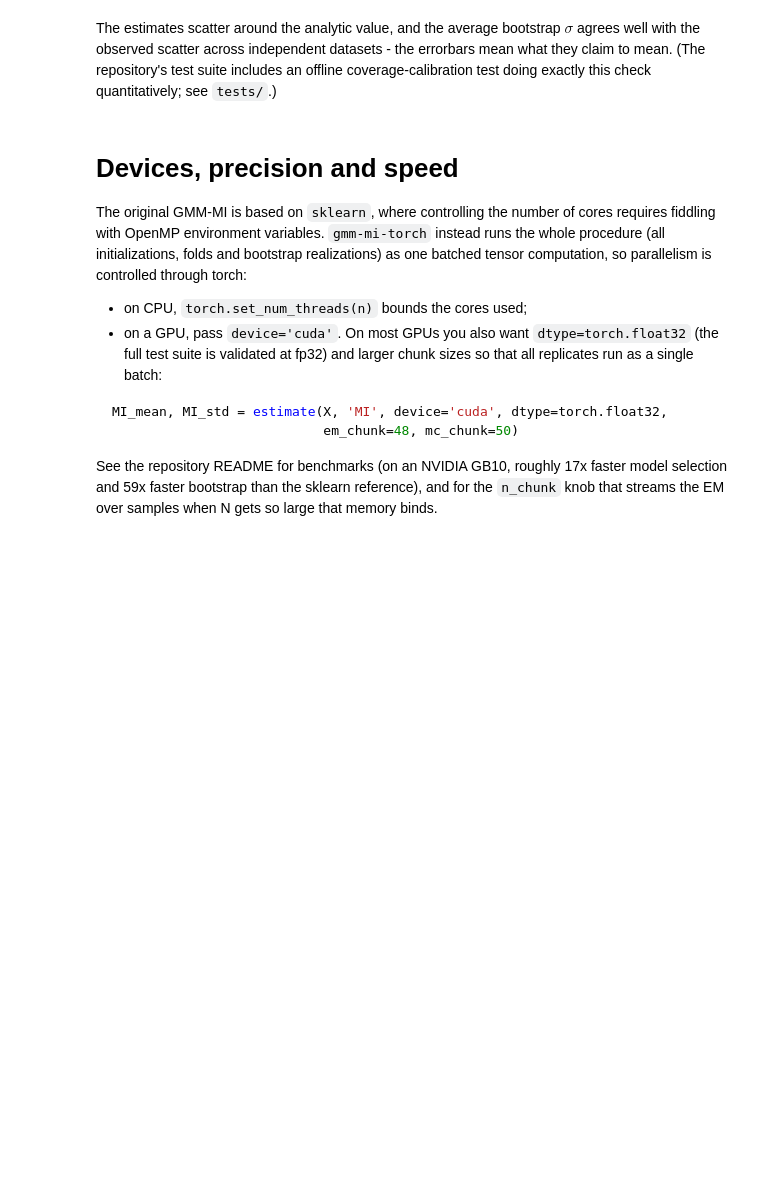
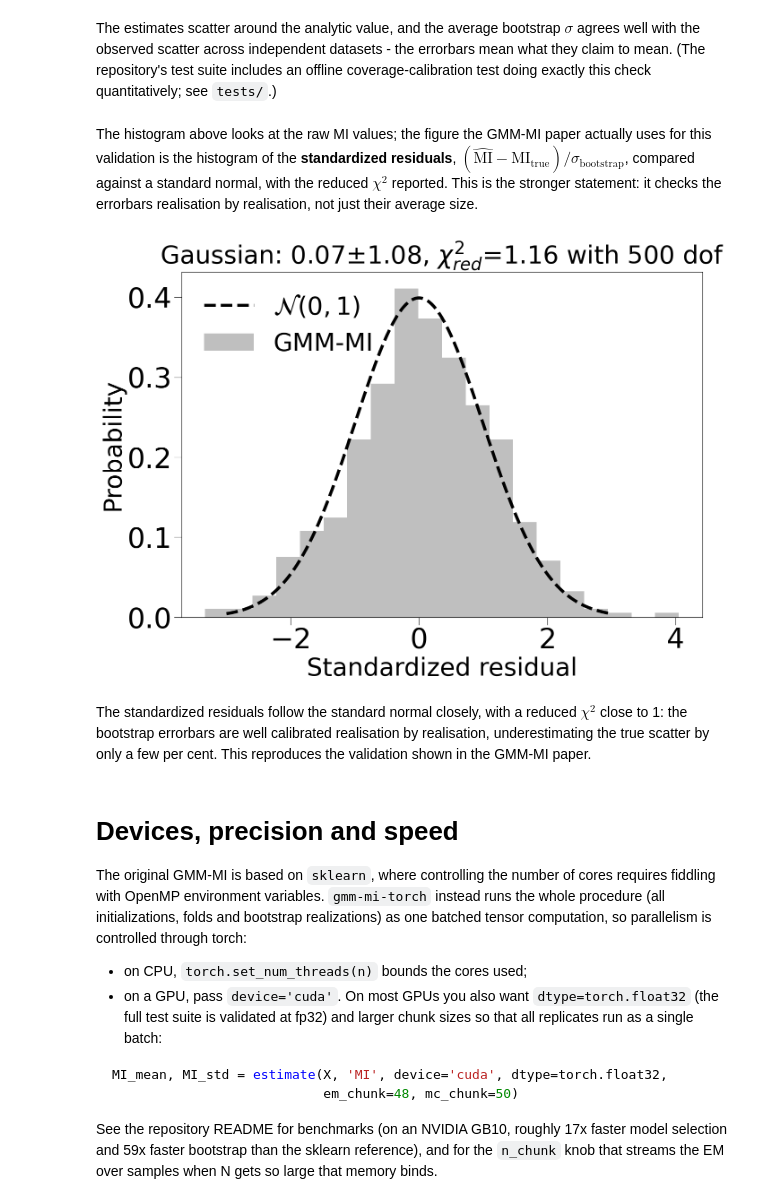
Before and after one commit to Cosmo-Pop/gmm-mi-torch, a Jupyter notebook: notebooks/walkthrough_and_pitfalls.ipynb, the cells around one changed output. Drawn from its saved outputs; the diff is of its cells as text; code cells hidden in the pictures; blank space fills up the shorter version.

```diff
--- a/notebooks/walkthrough_and_pitfalls.ipynb
+++ b/notebooks/walkthrough_and_pitfalls.ipynb
@@ -512,6 +513,18 @@ ax.legend(fontsize=25, frameon=False);
 [figure]
 # %% [markdown]
 The estimates scatter around the analytic value, and the average bootstrap $\sigma$ agrees well with the observed scatter across independent datasets - the errorbars mean what they claim to mean. (The repository's test suite includes an offline coverage-calibration test doing exactly this check quantitatively; see `tests/`.)
+# %% [markdown]
+The histogram above looks at the raw MI values; the figure the GMM-MI paper actually uses for this validation is the histogram of the **standardized residuals**, $(\widehat{\mathrm{MI}} - \mathrm{MI}_\mathrm{true})/\sigma_\mathrm{bootstrap}$, compared against a standard normal, with the reduced $\chi^2$ reported. This is the stronger statement: it checks the errorbars realisation by realisation, not just their average size.
+# %%
+estimates = np.column_stack([means, stds])
+biases, red_chi2, df = plot_bias_chi2_histogram(estimates, analytic=analytic_MI,
+                                                ds='Gaussian', show_title=True,
+                                                show_legend=True,
+                                                labelfontsize=40, legendsize=40)
+# %% [output]
+[figure, added]
+# %% [markdown]
+The standardized residuals follow the standard normal closely, with a reduced $\chi^2$ close to 1: the bootstrap errorbars are well calibrated realisation by realisation, underestimating the true scatter by only a few per cent. This reproduces the validation shown in the GMM-MI paper.
 # %% [markdown]
 # Devices, precision and speed
 
```
Also changed, not shown: parts of 1 cell of this notebook, 2 other files.
